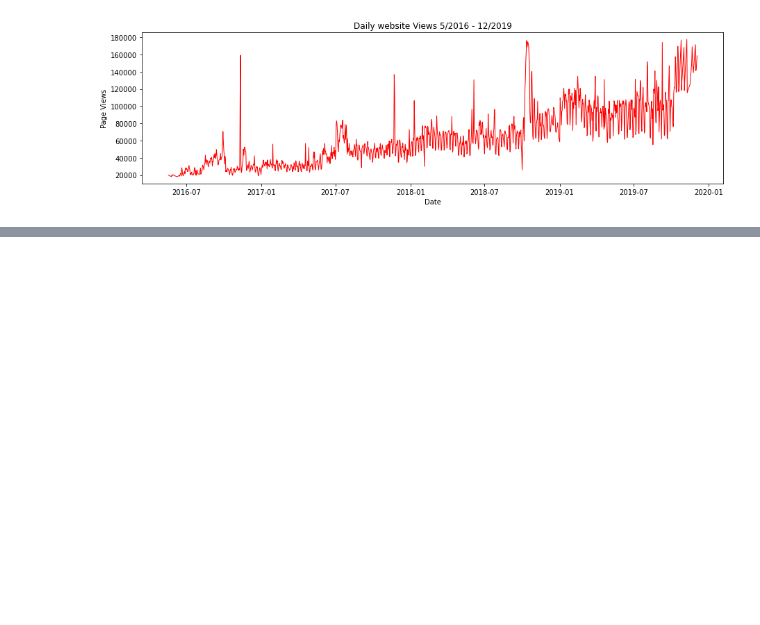
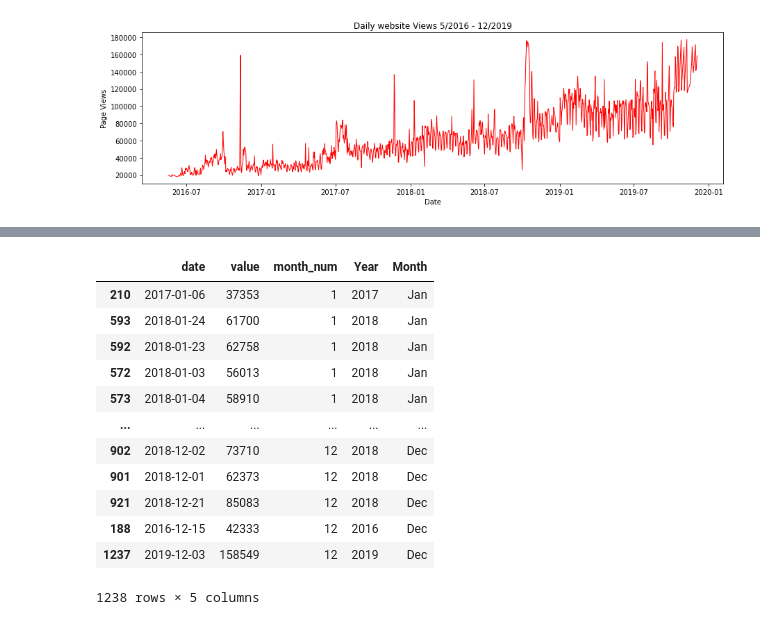
Before and after one commit to ecoplayer/sandbox, a Jupyter notebook: Page_View_Visualizer_TS.ipynb, the cells around one changed output, grey strips where cells are left out. Cells and saved outputs as stored; diff of their text form; code cells hidden in the pictures; blank space fills up the shorter version.

```diff
--- a/Page_View_Visualizer_TS.ipynb
+++ b/Page_View_Visualizer_TS.ipynb
@@ -80,0 +100,17 @@ plt.yticks(fontsize=10)
+# %%
+df_box=df_box.sort_values("month_num")
+df_box
+# %% [output]
+|  | date | value | month_num | Year | Month |
+| 210 | 2017-01-06 | 37353 | 1 | 2017 | Jan |
+| 593 | 2018-01-24 | 61700 | 1 | 2018 | Jan |
+| 592 | 2018-01-23 | 62758 | 1 | 2018 | Jan |
+| 572 | 2018-01-03 | 56013 | 1 | 2018 | Jan |
+| 573 | 2018-01-04 | 58910 | 1 | 2018 | Jan |
+| ... | ... | ... | ... | ... | ... |
+| 902 | 2018-12-02 | 73710 | 12 | 2018 | Dec |
+| 901 | 2018-12-01 | 62373 | 12 | 2018 | Dec |
+| 921 | 2018-12-21 | 85083 | 12 | 2018 | Dec |
+| 188 | 2016-12-15 | 42333 | 12 | 2016 | Dec |
+| 1237 | 2019-12-03 | 158549 | 12 | 2019 | Dec |
+1238 rows × 5 columns
```
Also changed, not shown: parts of 6 cells of this notebook.
